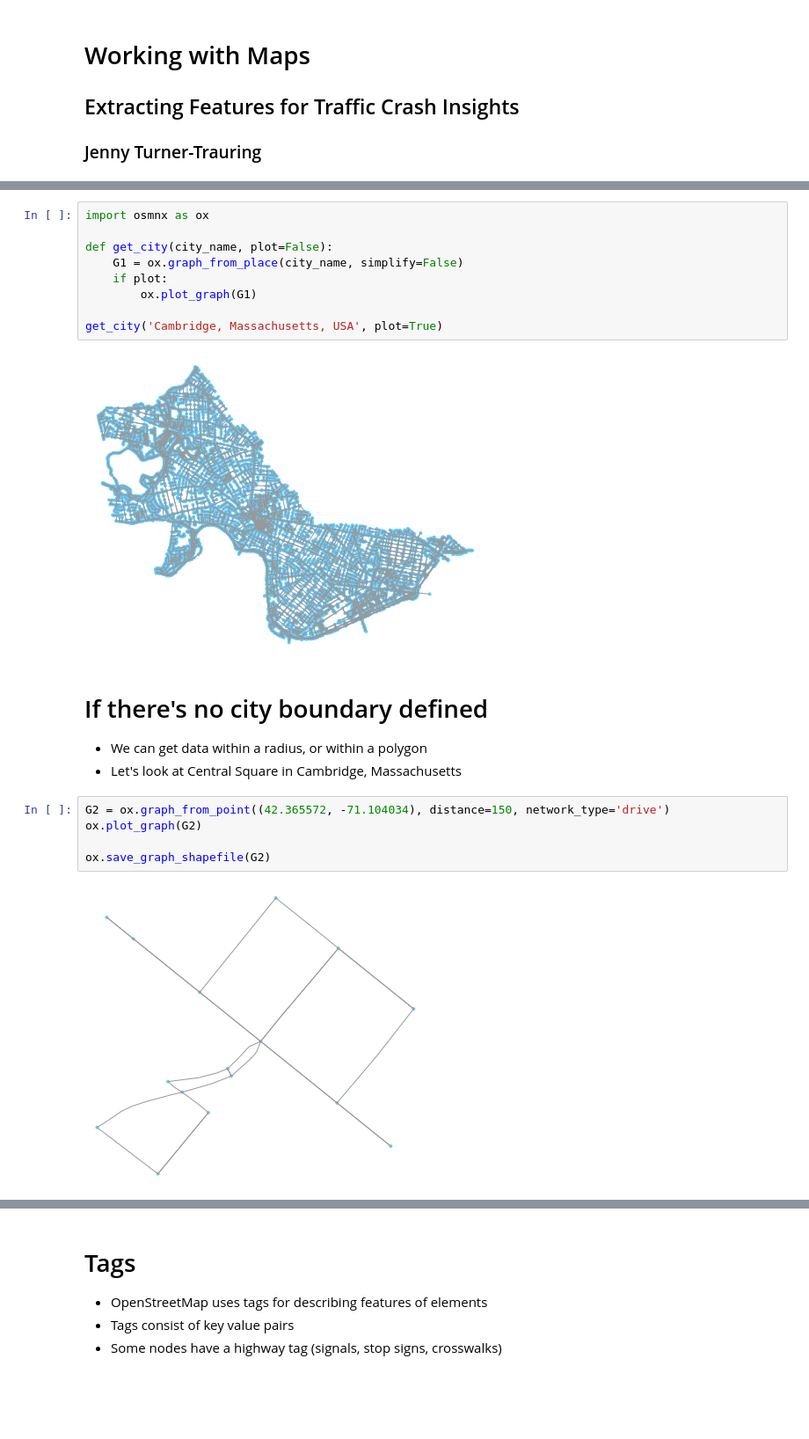
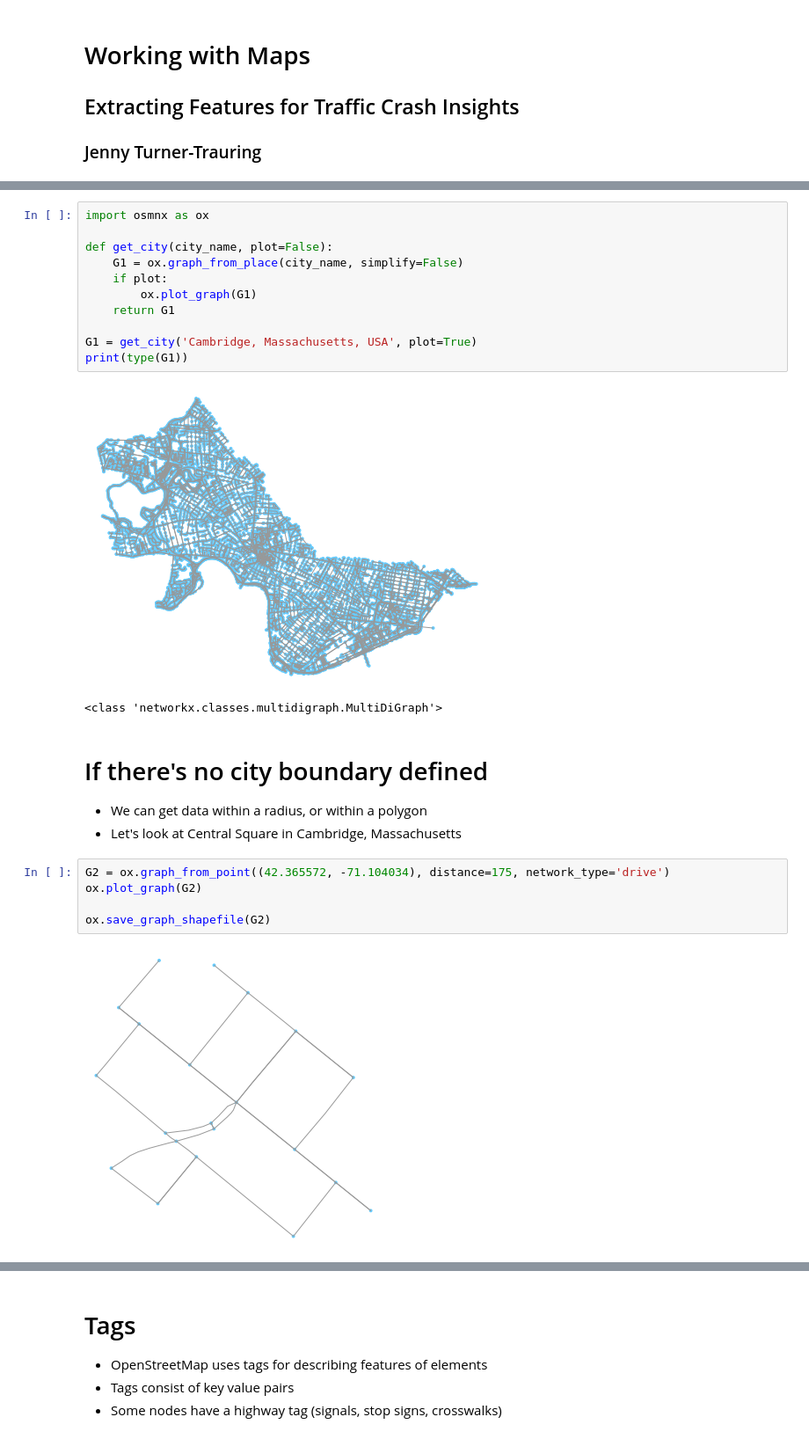
Before and after one commit to j-t-t/presentations, a Jupyter notebook: pydata-2019/pydata.ipynb, the cells around one changed output, grey strips where cells are left out. Shown at 88% size. Saved outputs shown, nothing was run; the diff lists cells and outputs as text; blank space fills up the shorter version.

```diff
--- a/pydata-2019/pydata.ipynb
+++ b/pydata-2019/pydata.ipynb
@@ -40,20 +72,23 @@ def get_city(city_name, plot=False):
     G1 = ox.graph_from_place(city_name, simplify=False)
     if plot:
         ox.plot_graph(G1)
+    return G1
 
-get_city('Cambridge, Massachusetts, USA', plot=True)
+G1 = get_city('Cambridge, Massachusetts, USA', plot=True)
+print(type(G1))
 # %% [output]
-[figure, old version]
+[figure, new version]
+<class 'networkx.classes.multidigraph.MultiDiGraph'>
 # %% [markdown]
 # If there's no city boundary defined
 - We can get data within a radius, or within a polygon
 - Let's look at Central Square in Cambridge, Massachusetts
 # %%
-G2 = ox.graph_from_point((42.365572, -71.104034), distance=150, network_type='drive')
+G2 = ox.graph_from_point((42.365572, -71.104034), distance=175, network_type='drive')
 ox.plot_graph(G2)
 
 ox.save_graph_shapefile(G2)
 # %% [output]
-[figure, old version]
+[figure, new version]
 # %% [markdown]
 # Unsimplified network
```
Also changed, not shown: parts of 15 cells of this notebook.
